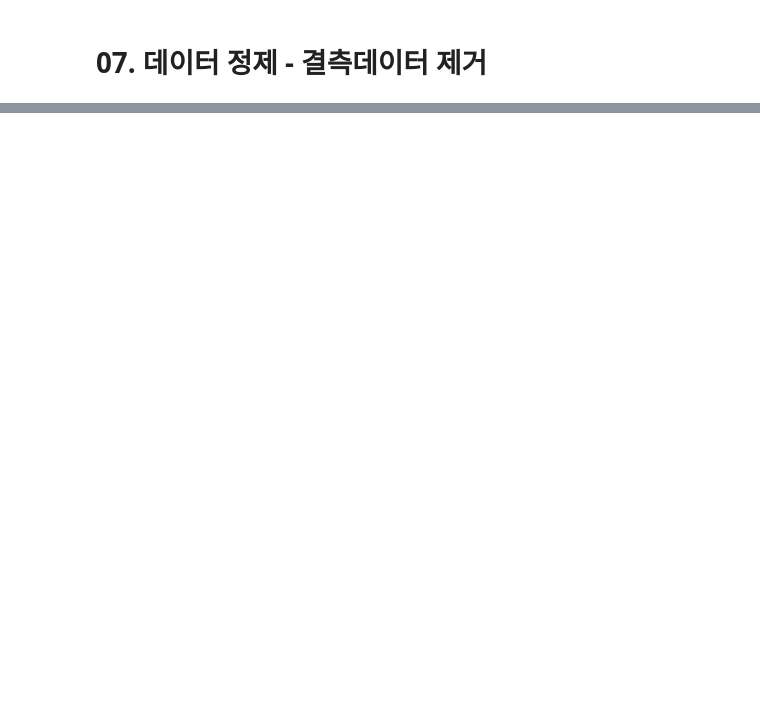
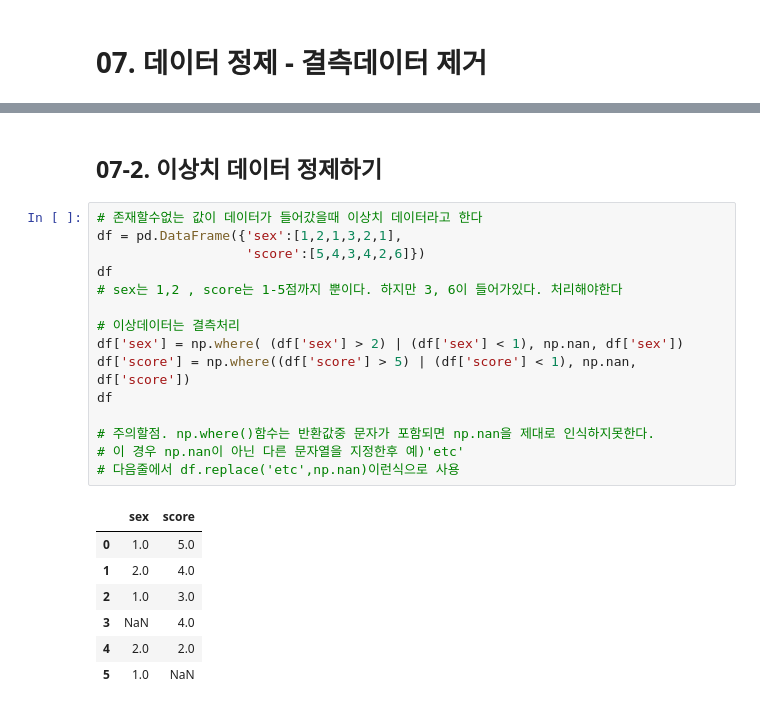
Before and after one commit to brave0duck/easy_python, a Jupyter notebook: z-07.ipynb, the cells around one changed output, grey strips where cells are left out. Cells and saved outputs as stored; diff of their text form; blank space fills up the shorter version.

```diff
--- a/z-07.ipynb
+++ b/z-07.ipynb
@@ -37,0 +61,25 @@ exam
+# %% [markdown]
+## 07-2. 이상치 데이터 정제하기
+# %%
+# 존재할수없는 값이 데이터가 들어갔을때 이상치 데이터라고 한다
+df = pd.DataFrame({'sex':[1,2,1,3,2,1],
+                   'score':[5,4,3,4,2,6]})
+df
+# sex는 1,2 , score는 1-5점까지 뿐이다. 하지만 3, 6이 들어가있다. 처리해야한다
+
+# 이상데이터는 결측처리
+df['sex'] = np.where( (df['sex'] > 2) | (df['sex'] < 1), np.nan, df['sex'])
+df['score'] = np.where((df['score'] > 5) | (df['score'] < 1), np.nan, df['score'])
+df
+
+# 주의할점. np.where()함수는 반환값중 문자가 포함되면 np.nan을 제대로 인식하지못한다.
+# 이 경우 np.nan이 아닌 다른 문자열을 지정한후 예)'etc'
+# 다음줄에서 df.replace('etc',np.nan)이런식으로 사용
+# %% [output]
+|  | sex | score |
+| 0 | 1.0 | 5.0 |
+| 1 | 2.0 | 4.0 |
+| 2 | 1.0 | 3.0 |
+| 3 | NaN | 4.0 |
+| 4 | 2.0 | 2.0 |
+| 5 | 1.0 | NaN |
```
Also changed, not shown: parts of 6 cells of this notebook.
